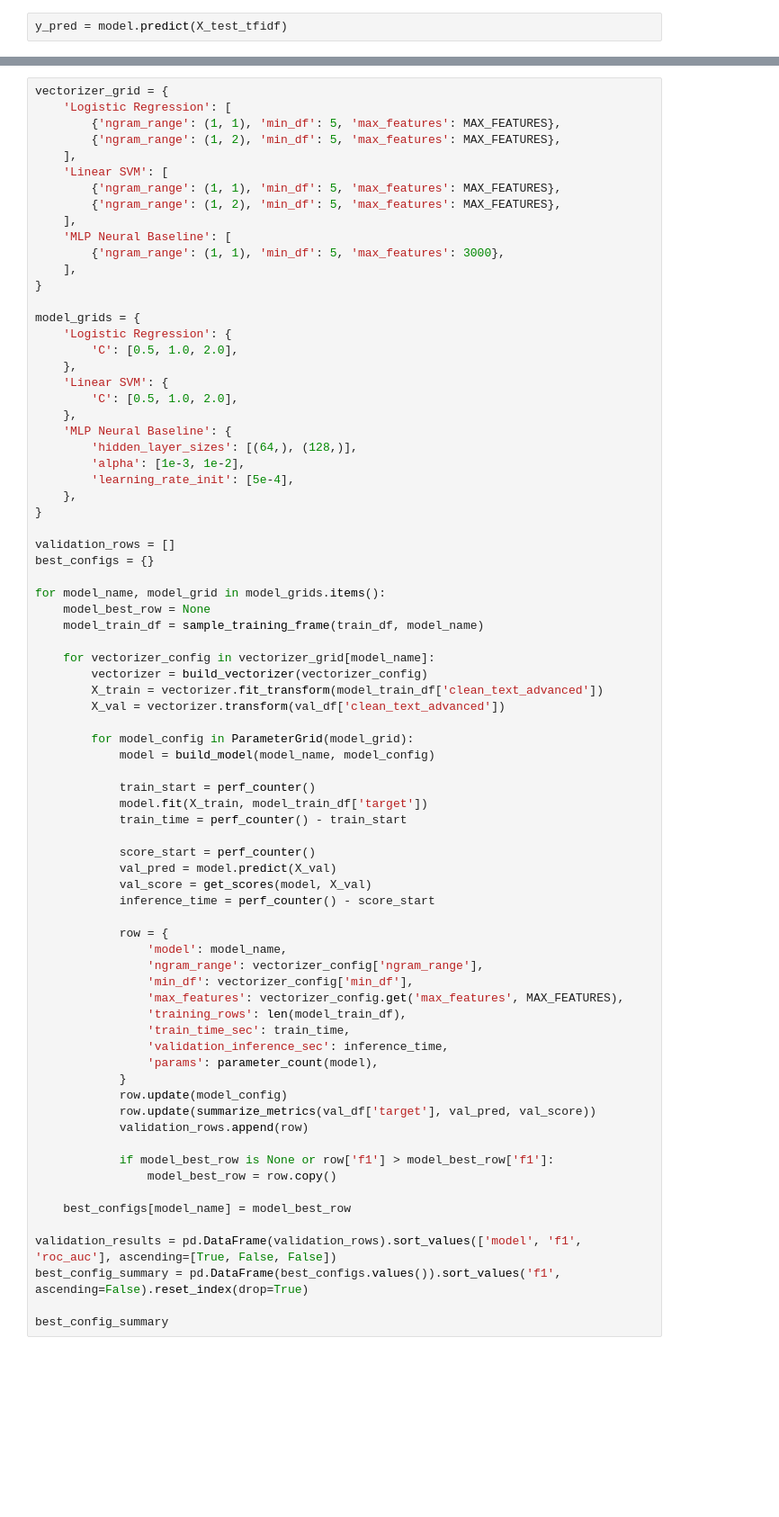
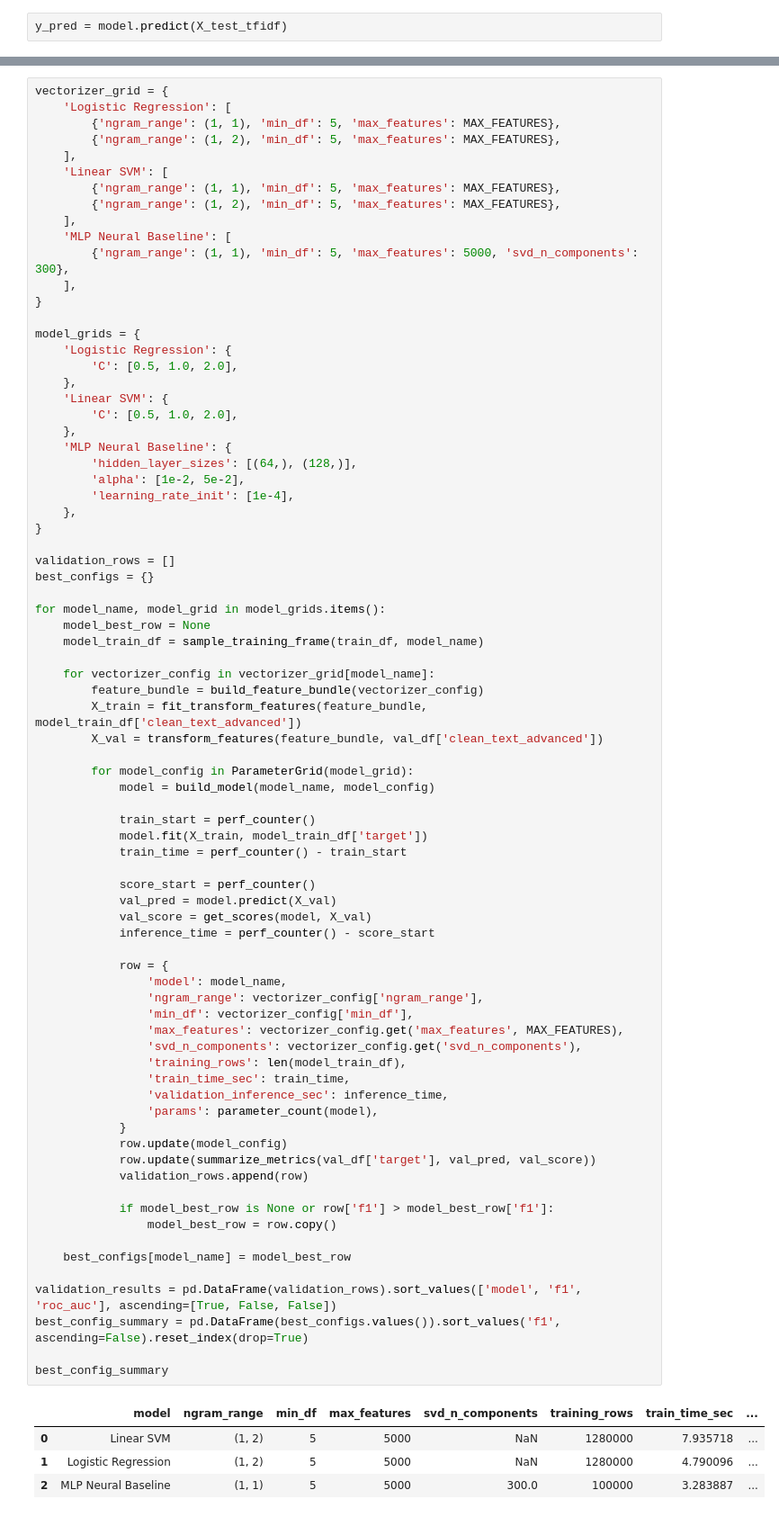
Before and after one commit to mcisaura/DA2-twitter-sentiment-analysis, a Jupyter notebook: SentimentsProject.ipynb, the cells around one changed output, grey strips where cells are left out. Shown at 90% size. Cells and saved outputs as stored; diff of their text form; blank space fills up the shorter version.

```diff
--- a/SentimentsProject.ipynb
+++ b/SentimentsProject.ipynb
@@ -384,7 +562,7 @@ vectorizer_grid = {
         {'ngram_range': (1, 2), 'min_df': 5, 'max_features': MAX_FEATURES},
     ],
     'MLP Neural Baseline': [
-        {'ngram_range': (1, 1), 'min_df': 5, 'max_features': 3000},
+        {'ngram_range': (1, 1), 'min_df': 5, 'max_features': 5000, 'svd_n_components': 300},
     ],
 }
 
@@ -397,8 +575,8 @@ model_grids = {
     },
     'MLP Neural Baseline': {
         'hidden_layer_sizes': [(64,), (128,)],
-        'alpha': [1e-3, 1e-2],
-        'learning_rate_init': [5e-4],
+        'alpha': [1e-2, 5e-2],
+        'learning_rate_init': [1e-4],
     },
 }
 
@@ -410,9 +588,9 @@ for model_name, model_grid in model_grids.items():
     model_train_df = sample_training_frame(train_df, model_name)
 
     for vectorizer_config in vectorizer_grid[model_name]:
-        vectorizer = build_vectorizer(vectorizer_config)
-        X_train = vectorizer.fit_transform(model_train_df['clean_text_advanced'])
-        X_val = vectorizer.transform(val_df['clean_text_advanced'])
+        feature_bundle = build_feature_bundle(vectorizer_config)
+        X_train = fit_transform_features(feature_bundle, model_train_df['clean_text_advanced'])
+        X_val = transform_features(feature_bundle, val_df['clean_text_advanced'])
 
         for model_config in ParameterGrid(model_grid):
             model = build_model(model_name, model_config)
@@ -422,33 +600,39 @@ for model_name, model_grid in model_grids.items():
             train_time = perf_counter() - train_start
 
             score_start = perf_counter()
             val_pred = model.predict(X_val)
             val_score = get_scores(model, X_val)
             inference_time = perf_counter() - score_start
 
             row = {
                 'model': model_name,
                 'ngram_range': vectorizer_config['ngram_range'],
                 'min_df': vectorizer_config['min_df'],
                 'max_features': vectorizer_config.get('max_features', MAX_FEATURES),
+                'svd_n_components': vectorizer_config.get('svd_n_components'),
                 'training_rows': len(model_train_df),
                 'train_time_sec': train_time,
                 'validation_inference_sec': inference_time,
                 'params': parameter_count(model),
             }
             row.update(model_config)
             row.update(summarize_metrics(val_df['target'], val_pred, val_score))
             validation_rows.append(row)
 
             if model_best_row is None or row['f1'] > model_best_row['f1']:
                 model_best_row = row.copy()
 
     best_configs[model_name] = model_best_row
 
 validation_results = pd.DataFrame(validation_rows).sort_values(['model', 'f1', 'roc_auc'], ascending=[True, False, False])
 best_config_summary = pd.DataFrame(best_configs.values()).sort_values('f1', ascending=False).reset_index(drop=True)
 
 best_config_summary
+# %% [output]
+|  | model | ngram_range | min_df | max_features | svd_n_components | training_rows | train_time_sec | ... |
+| 0 | Linear SVM | (1, 2) | 5 | 5000 | NaN | 1280000 | 7.935718 | ... |
+| 1 | Logistic Regression | (1, 2) | 5 | 5000 | NaN | 1280000 | 4.790096 | ... |
+| 2 | MLP Neural Baseline | (1, 1) | 5 | 5000 | 300.0 | 100000 | 3.283887 | ... |
 # %%
 final_models = {}
 comparison_rows = []
```
Also changed, not shown: parts of 23 cells of this notebook, 17 other files.
